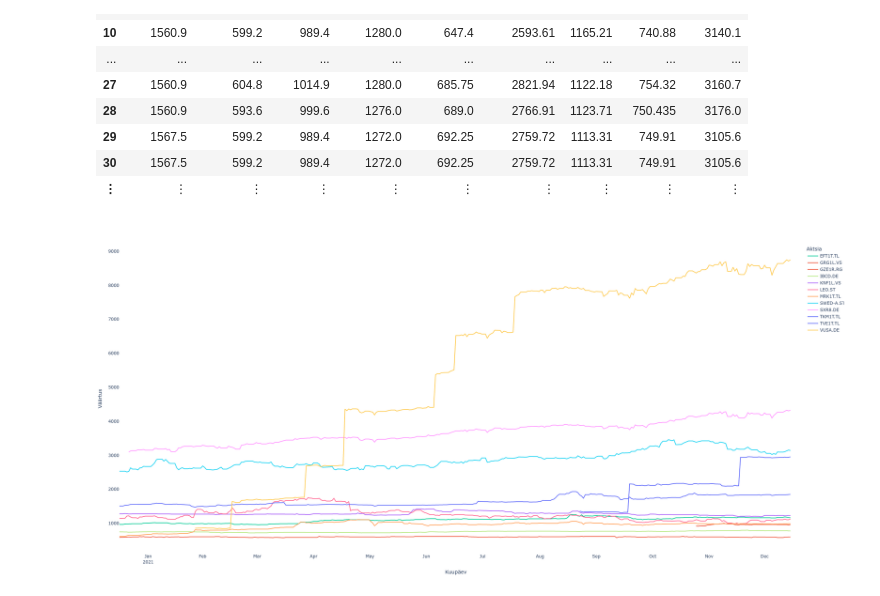
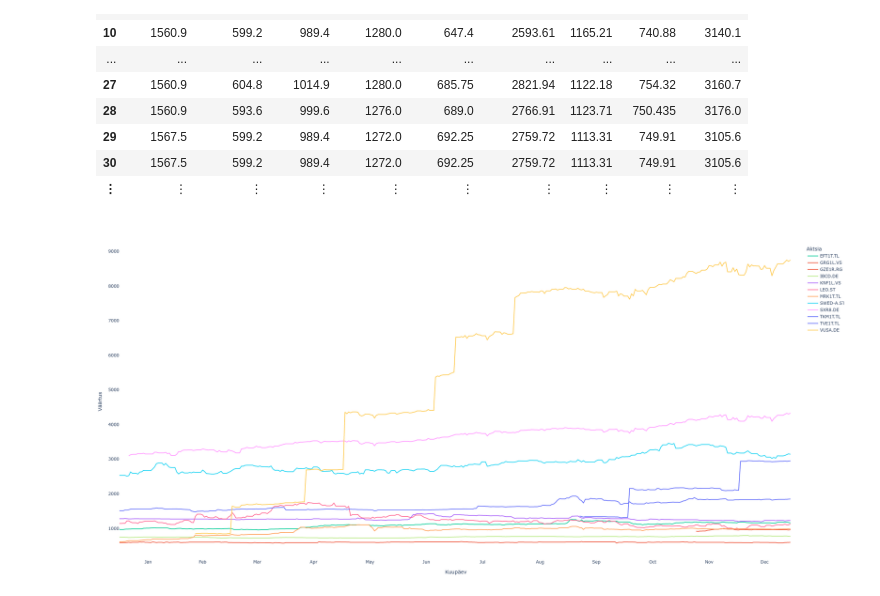
Before and after one commit to kilpkonn/PortfolioAnalysis, a Jupyter notebook: 2021-recap.ipynb, the cells around one changed output. Cells and saved outputs as stored; diff of their text form; code cells hidden in the pictures.

```diff
--- a/2021-recap.ipynb
+++ b/2021-recap.ipynb
@@ -276,22 +277,23 @@ yearportfoliodf
 # %%
 # using Plots
 using PlotlyJS
 
-plotlyjs()
+# plotlyjs()
 
+lbls = [x for x in names(yearportfoliodf) if x != "Kuupäev"]
 plotdf = stack(yearportfoliodf, lbls)
 plotdf = DataFrames.rename(plotdf, ["Kuupäev", "Aktsia", "Väärtus"])
 plotdf = plotdf[plotdf."Väärtus" .> 0,:]
 
 layout = Layout(
     xaxis_title="Kuupäev",
     yaxis_title="Väärtus",
     legend_title_text="Aktsiad",
-    xaxis=attr(dtick="M1", tickformat="%b\n%Y", ticklabelmode="period", range=[periodstart, periodend]),
+    xaxis=attr(dtick="M1", tickformat="%b", ticklabelmode="period", range=[periodstart, periodend]),
     plot_bgcolor="white",
     width=1800, height=1000,
 )
 
 PlotlyJS.plot(plotdf, x=:Kuupäev, y=:Väärtus, color=:Aktsia, legend = :outertopright, layout)
 # %% [output]
-[figure, old version]
+[figure, new version]
```
Also changed, not shown: parts of 18 cells of this notebook.
